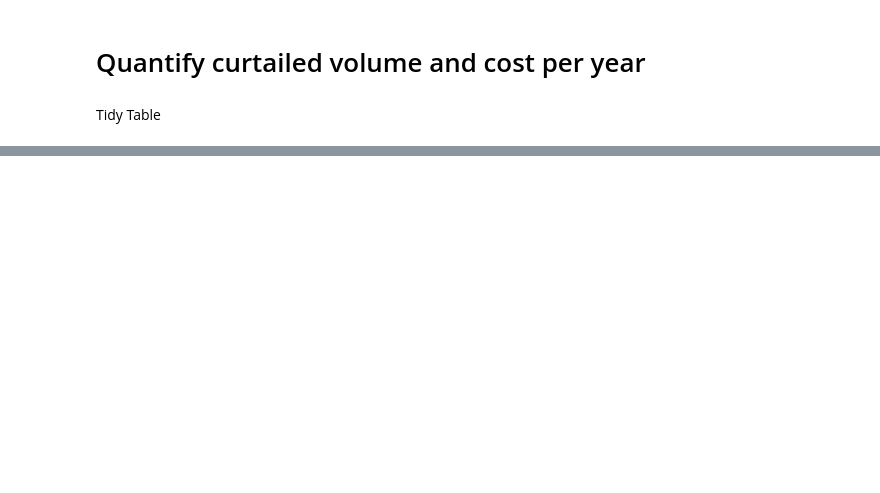
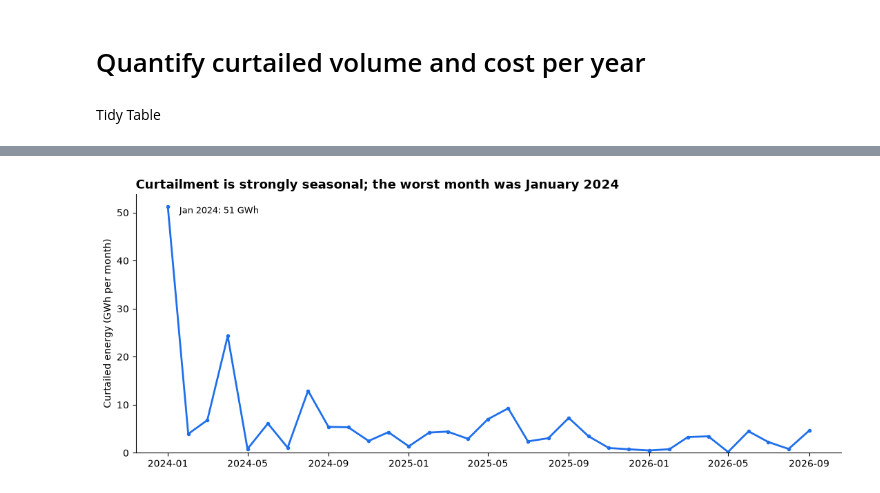
Before and after one commit to ConnorLava42/scottish-wind-curtailment, a Jupyter notebook: notebooks/analysis.ipynb, the cells around one changed output, grey strips where cells are left out. Drawn from its saved outputs; the diff is of its cells as text; code cells hidden in the pictures; blank space fills up the shorter version.

```diff
--- a/notebooks/analysis.ipynb
+++ b/notebooks/analysis.ipynb
@@ -22,0 +38,30 @@ FileNotFoundError: ../data/processed/scottish_wind_curtailment.parquet
+# %%
+import sys
+from datetime import timedelta
+from pathlib import Path
+
+import matplotlib.pyplot as plt
+import pandas as pd
+
+sys.path.append("../src")          # so the notebook can import elexon.py
+from elexon import get
+
+FIG = Path("../figures")
+FIG.mkdir(exist_ok=True)
+
+df = pd.read_parquet("../data/processed/scottish_wind_curtailment.parquet")
+df["year"] = df["start_local"].dt.year
+
+ACCENT = "#1f6feb"   # the thing you want noticed
+GREY = "#b0b7c3"     # everything else
+plt.rcParams.update({
+    "axes.spines.top": False,
+    "axes.spines.right": False,
+    "axes.titleweight": "bold",
+    "axes.titlesize": 13,
+    "axes.titlelocation": "left",
+})
+
+def save(fig, name):
+    fig.tight_layout()
+    fig.savefig(FIG / name, dpi=200, bbox_inches="tight")
@@ -22,0 +96,17 @@ FileNotFoundError: ../data/processed/scottish_wind_curtailment.parquet
+# %%
+monthly = df.set_index("start_local")["curtailed_mwh"].resample("MS").sum() / 1_000
+monthly.index = monthly.index.tz_localize(None)
+monthly = monthly.iloc[:-1]            # drop the current, incomplete month
+
+peak = monthly.idxmax()
+fig, ax = plt.subplots(figsize=(11, 4.5))
+ax.plot(monthly.index, monthly.values, color=ACCENT, linewidth=2, marker="o", markersize=3)
+ax.annotate(f"{peak:%b %Y}: {monthly.max():,.0f} GWh",
+            xy=(peak, monthly.max()), xytext=(12, -4),
+            textcoords="offset points", va="center", fontsize=9)
+ax.set_ylim(bottom=0)
+ax.set_ylabel("Curtailed energy (GWh per month)")
+ax.set_title(f"Curtailment is strongly seasonal; the worst month was {peak:%B %Y}")
+save(fig, "02_monthly.png")
+# %% [output]
+[figure, added]
```
Also changed, not shown: parts of 8 cells of this notebook, 5 other files.
